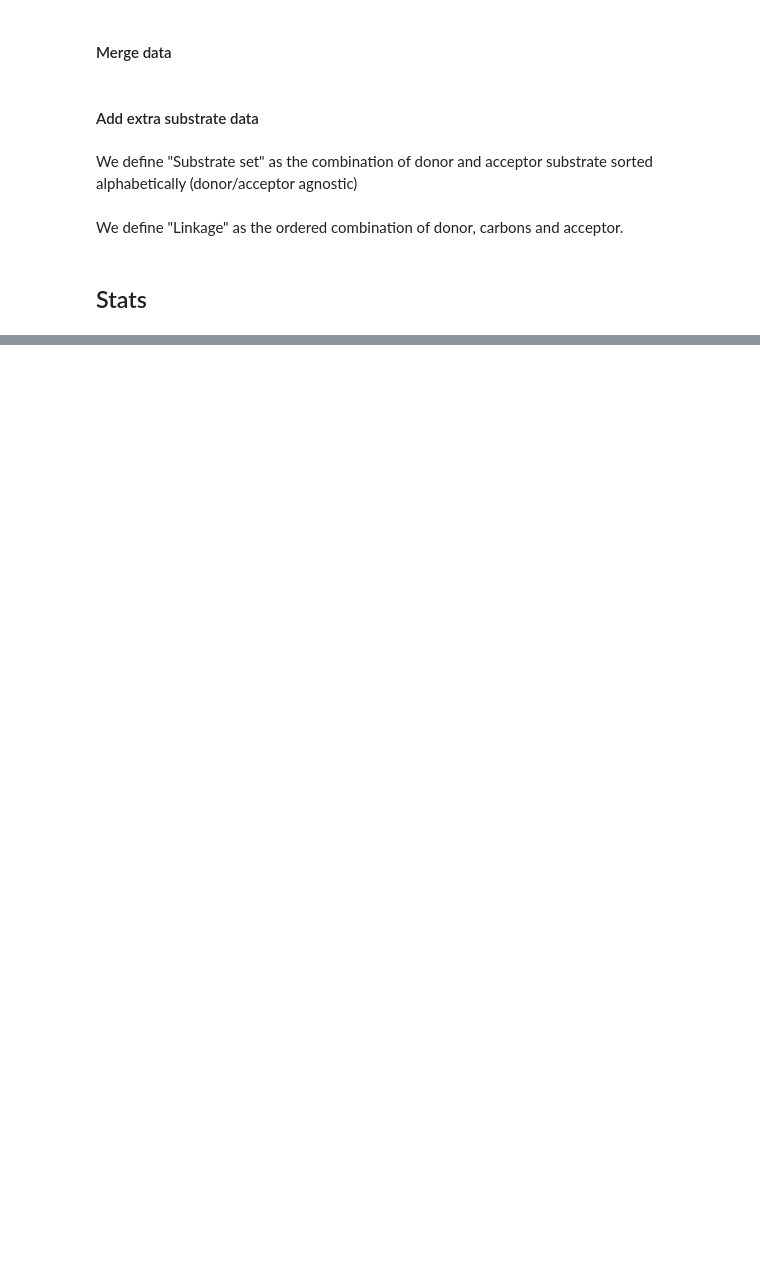
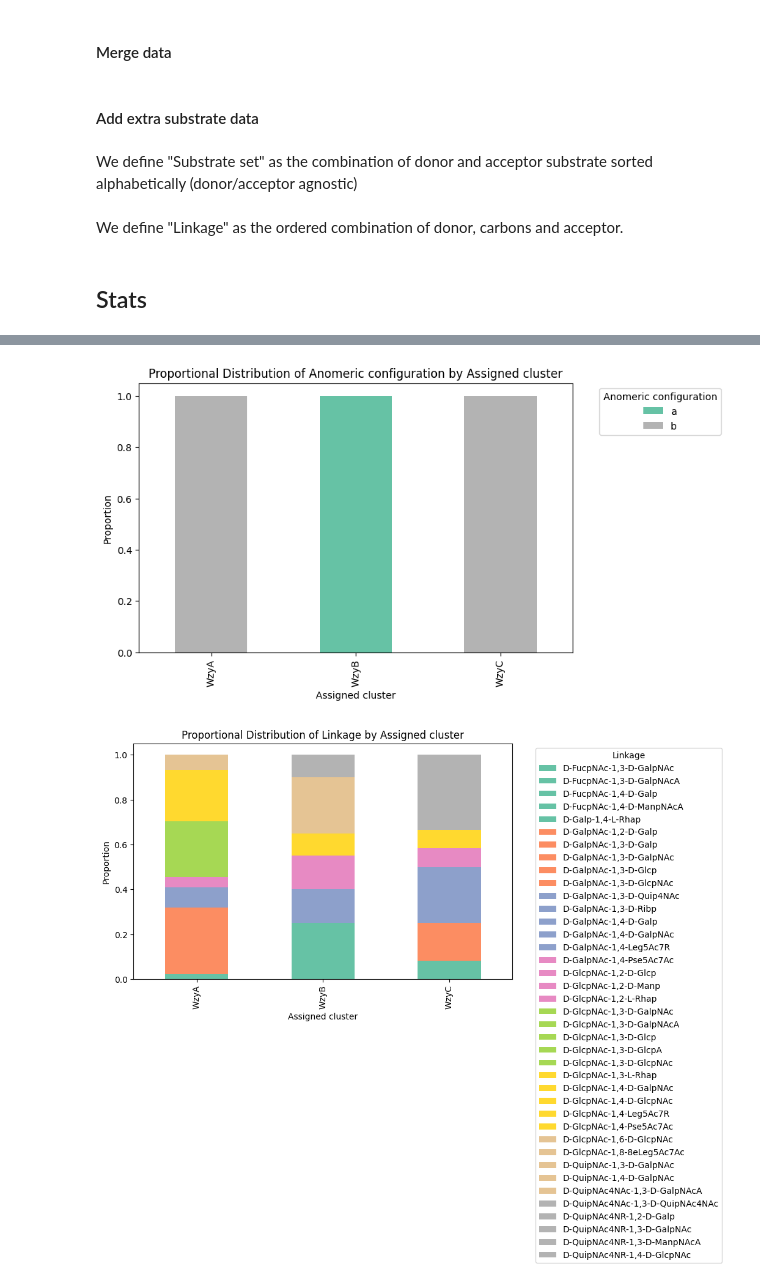
Before and after one commit to tomdstanton/Wzy_Analysis, a Jupyter notebook: notebooks/associative_stats.ipynb, the cells around one changed output, grey strips where cells are left out. Cells and saved outputs as stored; diff of their text form; code cells hidden in the pictures; blank space fills up the shorter version.

```diff
--- a/notebooks/associative_stats.ipynb
+++ b/notebooks/associative_stats.ipynb
@@ -124,0 +149,7 @@ linkage_data_stats.to_csv(result_path / 'linkage_data_stats_significant.csv.zst'
+# %%
+helper.plot_categorical_association(cluster_col, "Anomeric configuration")
+helper.plot_categorical_association(cluster_col, "Linkage")
+helper.plot_categorical_association(cluster_col, "Substrate set")
+# %% [output]
+[figure, added]
+[figure, added]
```
Also changed, not shown: parts of 15 cells of this notebook, 16 other files.
